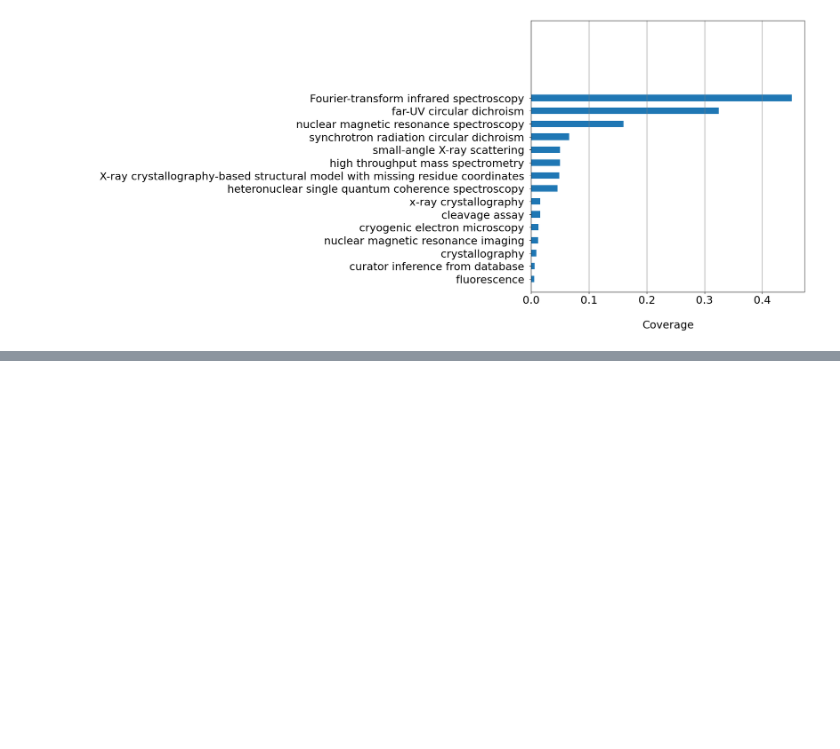
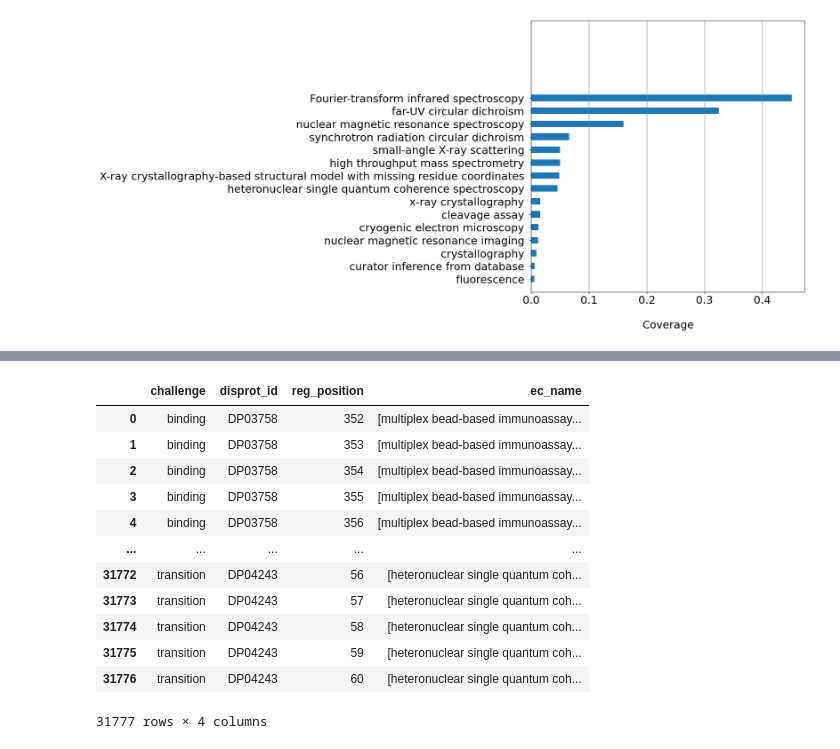
Before and after one commit to BioComputingUP/caid2-reference, a Jupyter notebook: src/references_stats.ipynb, the cells around one changed output, grey strips where cells are left out. Cells and saved outputs as stored; diff of their text form; code cells hidden in the pictures; blank space fills up the shorter version.

```diff
--- a/src/references_stats.ipynb
+++ b/src/references_stats.ipynb
@@ -597,0 +553,17 @@ transition
+# %%
+df_ = df_pos.groupby(['challenge', 'disprot_id', 'reg_position'], as_index=False)['ec_name'].unique()
+df_
+# %% [output]
+|  | challenge | disprot_id | reg_position | ec_name |
+| 0 | binding | DP03758 | 352 | [multiplex bead-based immunoassay... |
+| 1 | binding | DP03758 | 353 | [multiplex bead-based immunoassay... |
+| 2 | binding | DP03758 | 354 | [multiplex bead-based immunoassay... |
+| 3 | binding | DP03758 | 355 | [multiplex bead-based immunoassay... |
+| 4 | binding | DP03758 | 356 | [multiplex bead-based immunoassay... |
+| ... | ... | ... | ... | ... |
+| 31772 | transition | DP04243 | 56 | [heteronuclear single quantum coh... |
+| 31773 | transition | DP04243 | 57 | [heteronuclear single quantum coh... |
+| 31774 | transition | DP04243 | 58 | [heteronuclear single quantum coh... |
+| 31775 | transition | DP04243 | 59 | [heteronuclear single quantum coh... |
+| 31776 | transition | DP04243 | 60 | [heteronuclear single quantum coh... |
+31777 rows × 4 columns
```
Also changed, not shown: parts of 11 cells of this notebook, 1 other file.
